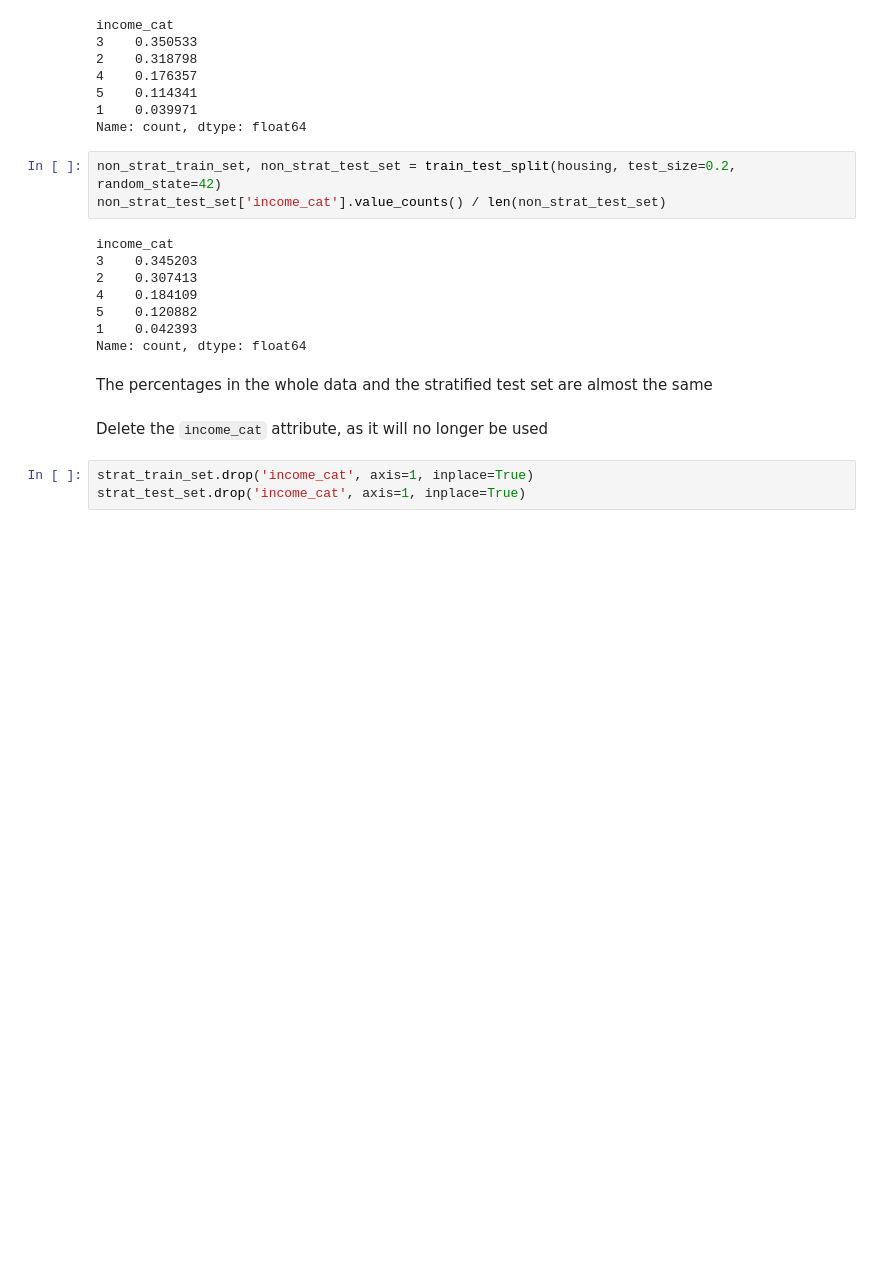
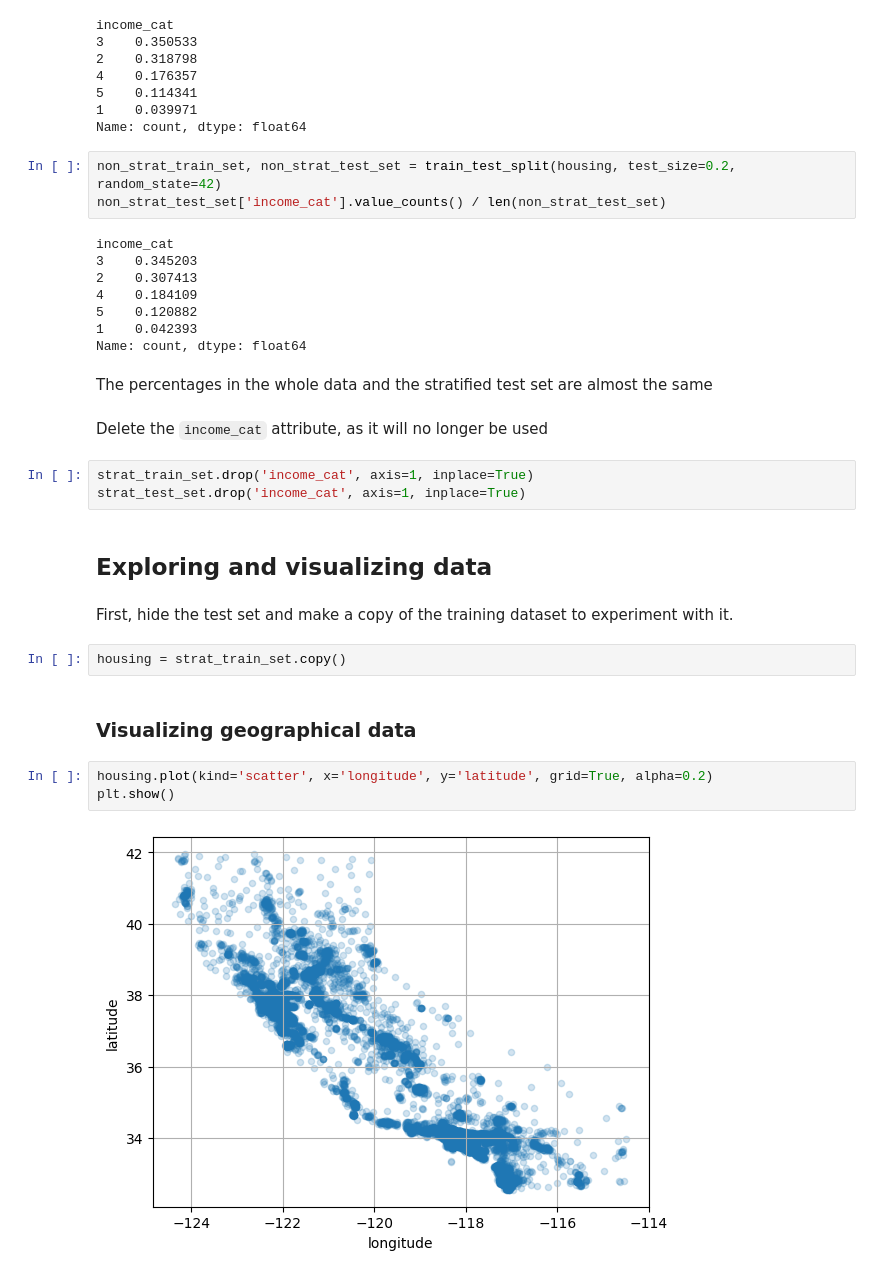
Before and after one commit to artilugio0/ml-house-pricing-linear-regression, a Jupyter notebook: house pricing.ipynb, the cells around one changed output. Drawn from its saved outputs; the diff is of its cells as text; blank space fills up the shorter version.

Commit message:
add data exploration

```diff
--- a/house pricing.ipynb
+++ b/house pricing.ipynb
@@ -274,3 +274,16 @@ Delete the `income_cat` attribute, as it will no longer be used
 # %%
 strat_train_set.drop('income_cat', axis=1, inplace=True)
 strat_test_set.drop('income_cat', axis=1, inplace=True)
+# %% [markdown]
+## Exploring and visualizing data
+# %% [markdown]
+First, hide the test set and make a copy of the training dataset to experiment with it.
+# %%
+housing = strat_train_set.copy()
+# %% [markdown]
+### Visualizing geographical data
+# %%
+housing.plot(kind='scatter', x='longitude', y='latitude', grid=True, alpha=0.2)
+plt.show()
+# %% [output]
+[figure, added]
```
Also changed, not shown: parts of 12 cells of this notebook.
